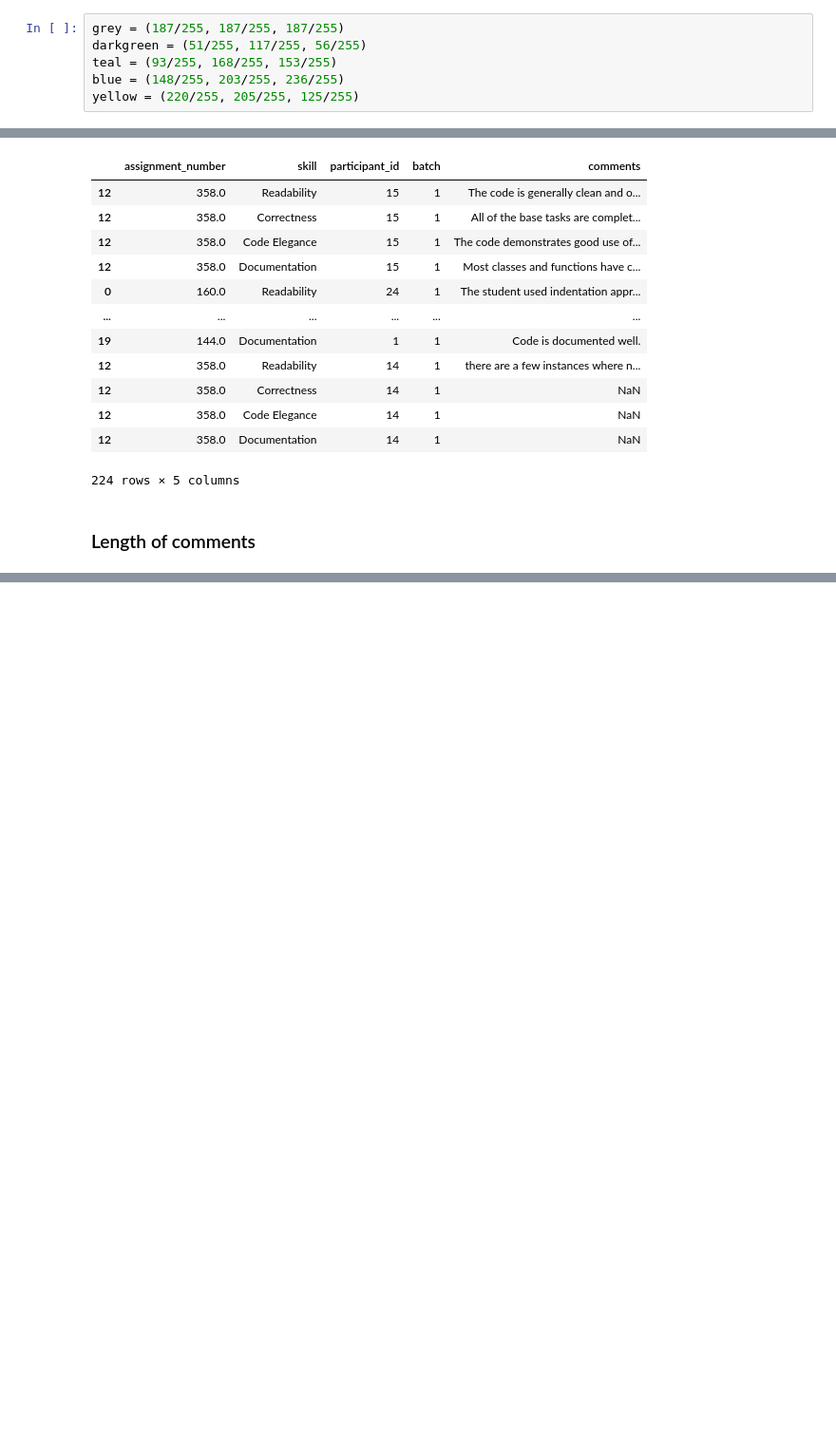
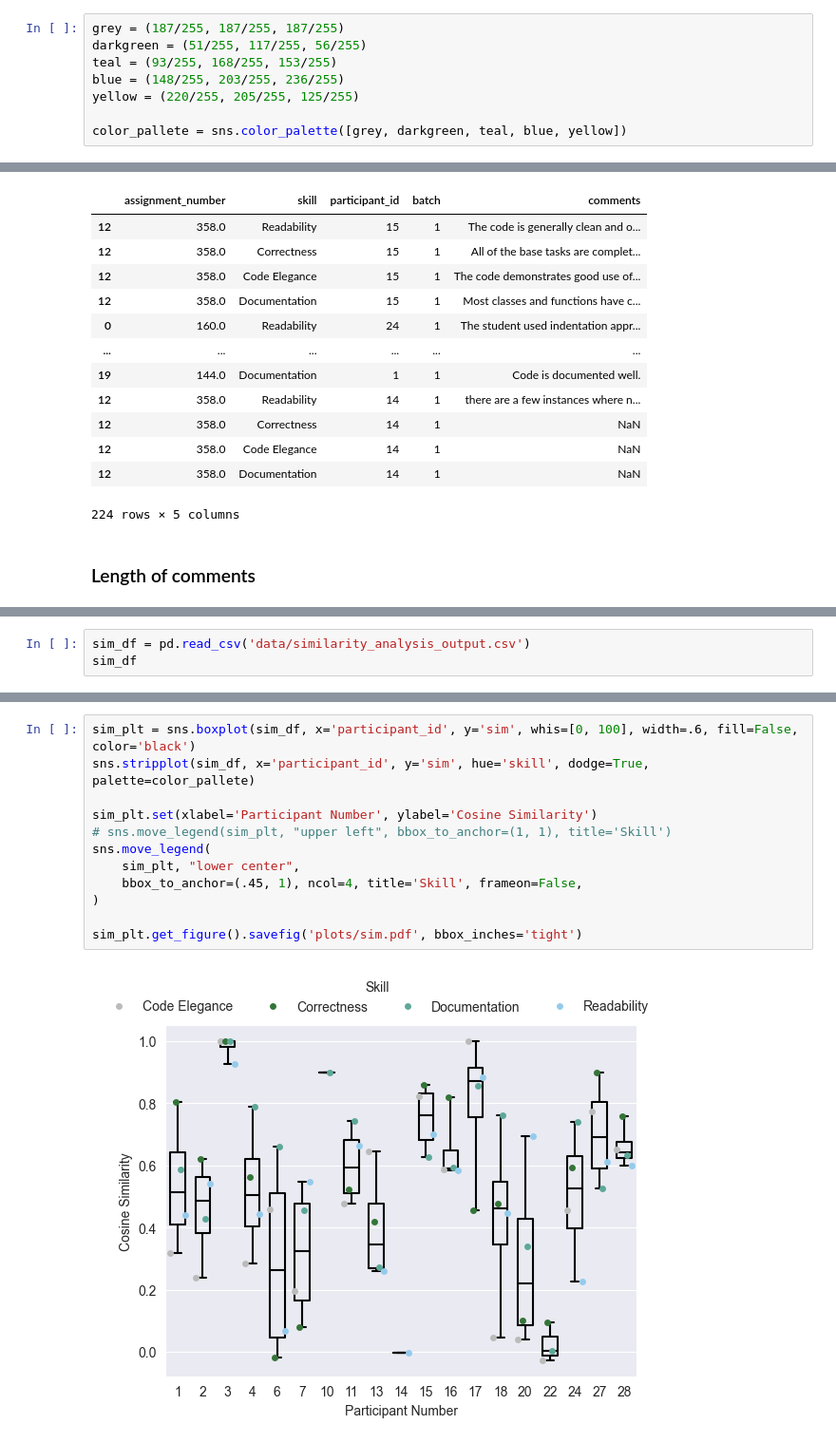
Before and after one commit to m-messer/Consistency_In_Grading_Analysis, a Jupyter notebook: feedback_analysis.ipynb, the cells around one changed output, grey strips where cells are left out. Shown at 95% size. Saved outputs shown, nothing was run; the diff lists cells and outputs as text; blank space fills up the shorter version.

Commit message:
PHD-359 Edited comment similarity plot

```diff
--- a/feedback_analysis.ipynb
+++ b/feedback_analysis.ipynb
@@ -25,6 +25,8 @@ darkgreen = (51/255, 117/255, 56/255)
 teal = (93/255, 168/255, 153/255)
 blue = (148/255, 203/255, 236/255)
 yellow = (220/255, 205/255, 125/255)
+
+color_pallete = sns.color_palette([grey, darkgreen, teal, blue, yellow])
 # %% [markdown]
 # Feedback Analysis
 # %%
@@ -341,0 +368,3 @@ dist_plt.get_figure().savefig('plots/feedback_documentation_distance.pdf', bbox_
+# %%
+sim_df = pd.read_csv('data/similarity_analysis_output.csv')
+sim_df
@@ -341,0 +385,14 @@ dist_plt.get_figure().savefig('plots/feedback_documentation_distance.pdf', bbox_
+# %%
+sim_plt = sns.boxplot(sim_df, x='participant_id', y='sim', whis=[0, 100], width=.6, fill=False, color='black')
+sns.stripplot(sim_df, x='participant_id', y='sim', hue='skill', dodge=True, palette=color_pallete)
+
+sim_plt.set(xlabel='Participant Number', ylabel='Cosine Similarity')
+# sns.move_legend(sim_plt, "upper left", bbox_to_anchor=(1, 1), title='Skill')
+sns.move_legend(
+    sim_plt, "lower center",
+    bbox_to_anchor=(.45, 1), ncol=4, title='Skill', frameon=False,
+)
+
+sim_plt.get_figure().savefig('plots/sim.pdf', bbox_inches='tight')
+# %% [output]
+[figure, added]
```
Also changed, not shown: parts of 7 cells of this notebook.
